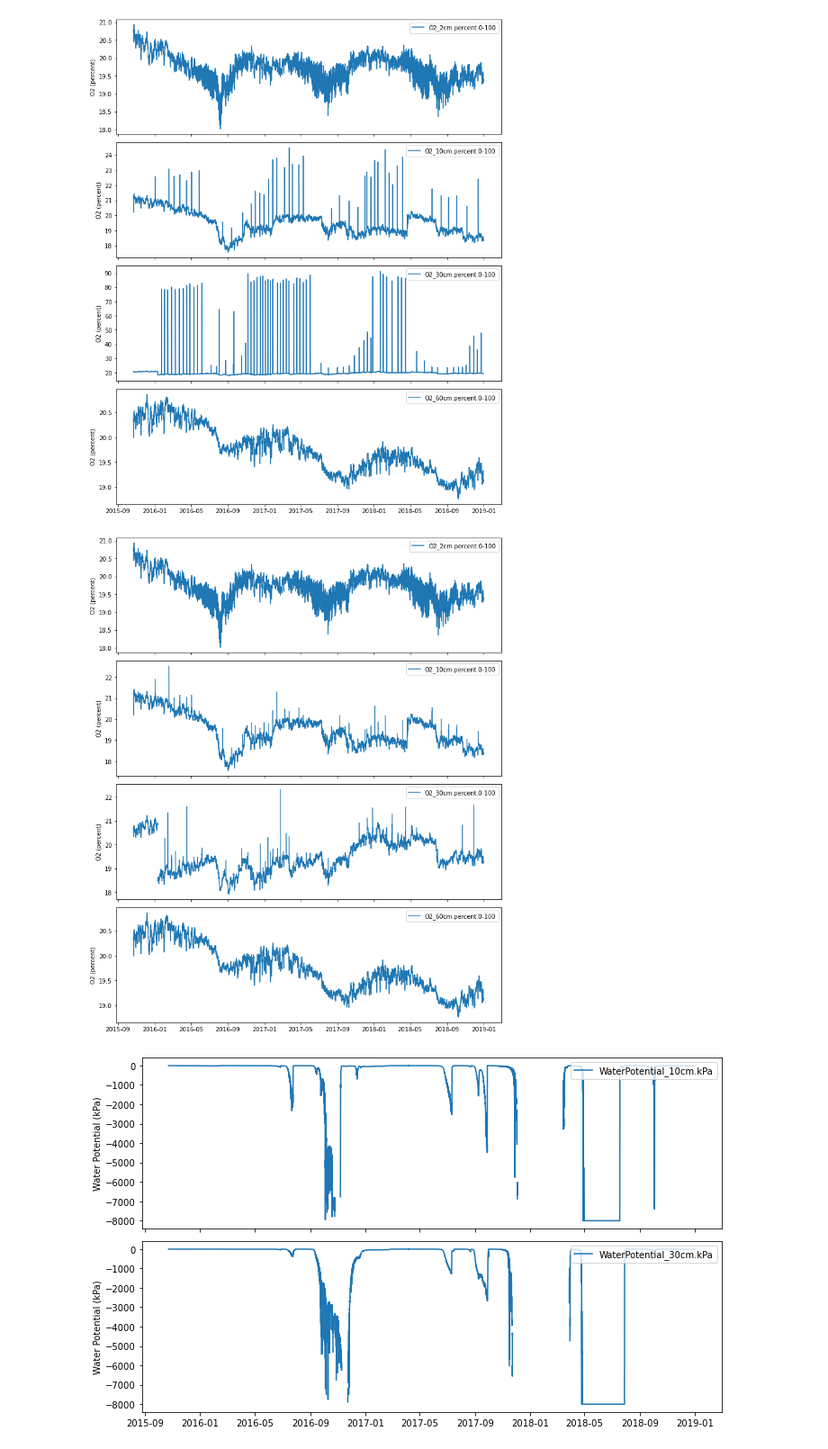
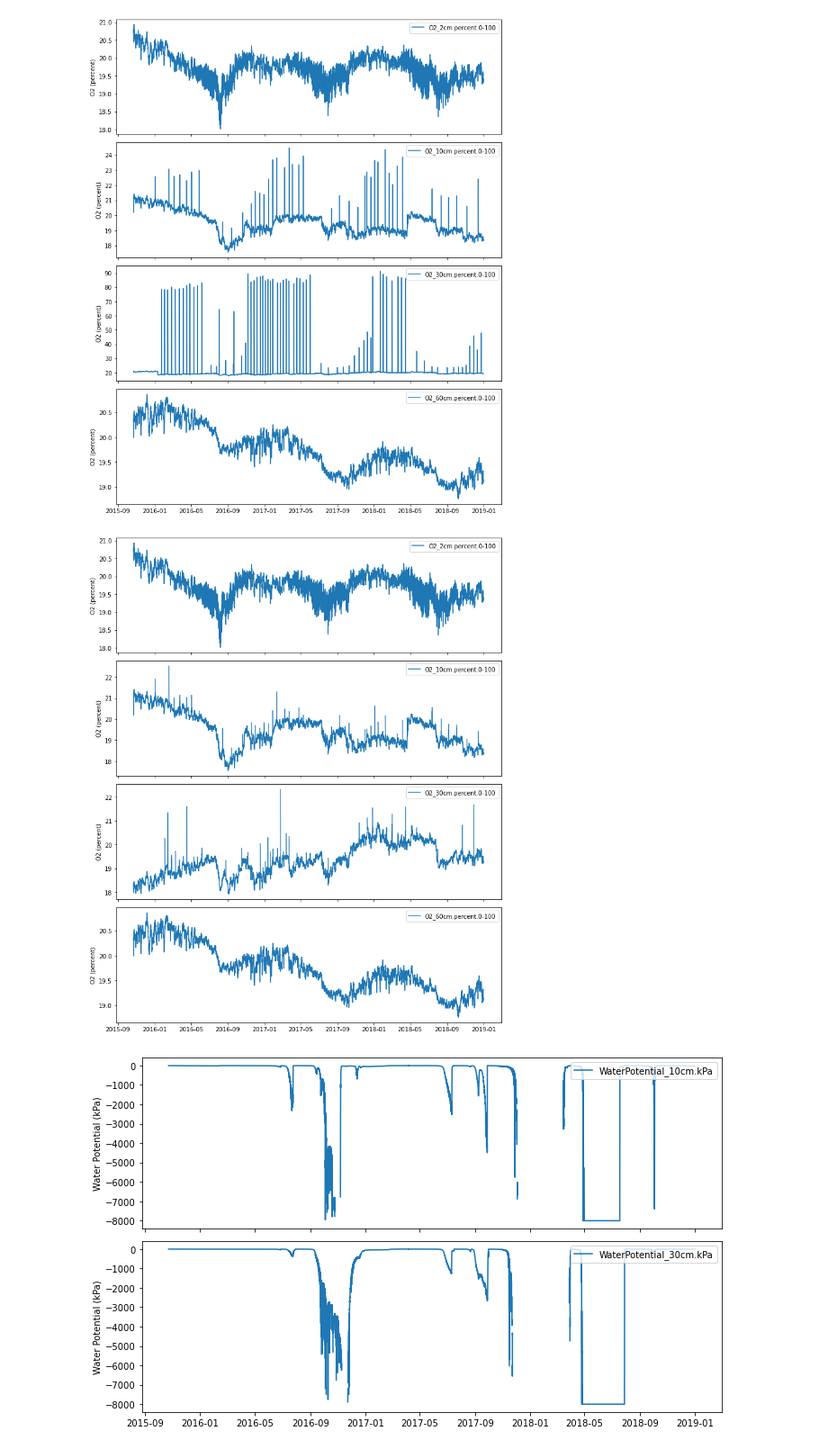
Before and after one commit to mberghouse/CO2-Data, a Jupyter notebook: python_processing/Catalina-Jemez_CZO/Green_Pit3.ipynb, the cells around one changed output. Shown at 90% size. Drawn from its saved outputs; the diff is of its cells as text; code cells hidden in the pictures.

```diff
--- a/python_processing/Catalina-Jemez_CZO/Green_Pit3.ipynb
+++ b/python_processing/Catalina-Jemez_CZO/Green_Pit3.ipynb
@@ -147,17 +147,18 @@ plot_cols(o2_cols, ylabel='O2 (percent)');
 # %%
 # Plot O2 data
 df['O2_2cm.percent.0-100'].mask(df['O2_2cm.percent.0-100']>=23, inplace=True)
 df['O2_10cm.percent.0-100'].mask(df['O2_10cm.percent.0-100']>=23, inplace=True)
 df['O2_30cm.percent.0-100'].mask(df['O2_30cm.percent.0-100']>=23, inplace=True)
 df['O2_60cm.percent.0-100'].mask(df['O2_60cm.percent.0-100']>=23, inplace=True)
+df.loc[:'2016-01-11 12:00', 'O2_30cm.percent.0-100'] -= 2.3539
 
 remove_spikes(df, 'O2_10cm.percent.0-100', window=7, threshold=1)
 remove_spikes(df, 'O2_30cm.percent.0-100', window=7, threshold=1)
 
 o2_cols = [col for col in df.columns if col[:2] == 'O2']
 plot_cols(o2_cols, ylabel='O2 (percent)');
 # %% [output]
-[figure, old version]
+[figure, new version]
 # %%
 #Plot water potential
 water_cols = [col for col in df.columns if 'Water' in col]
```
